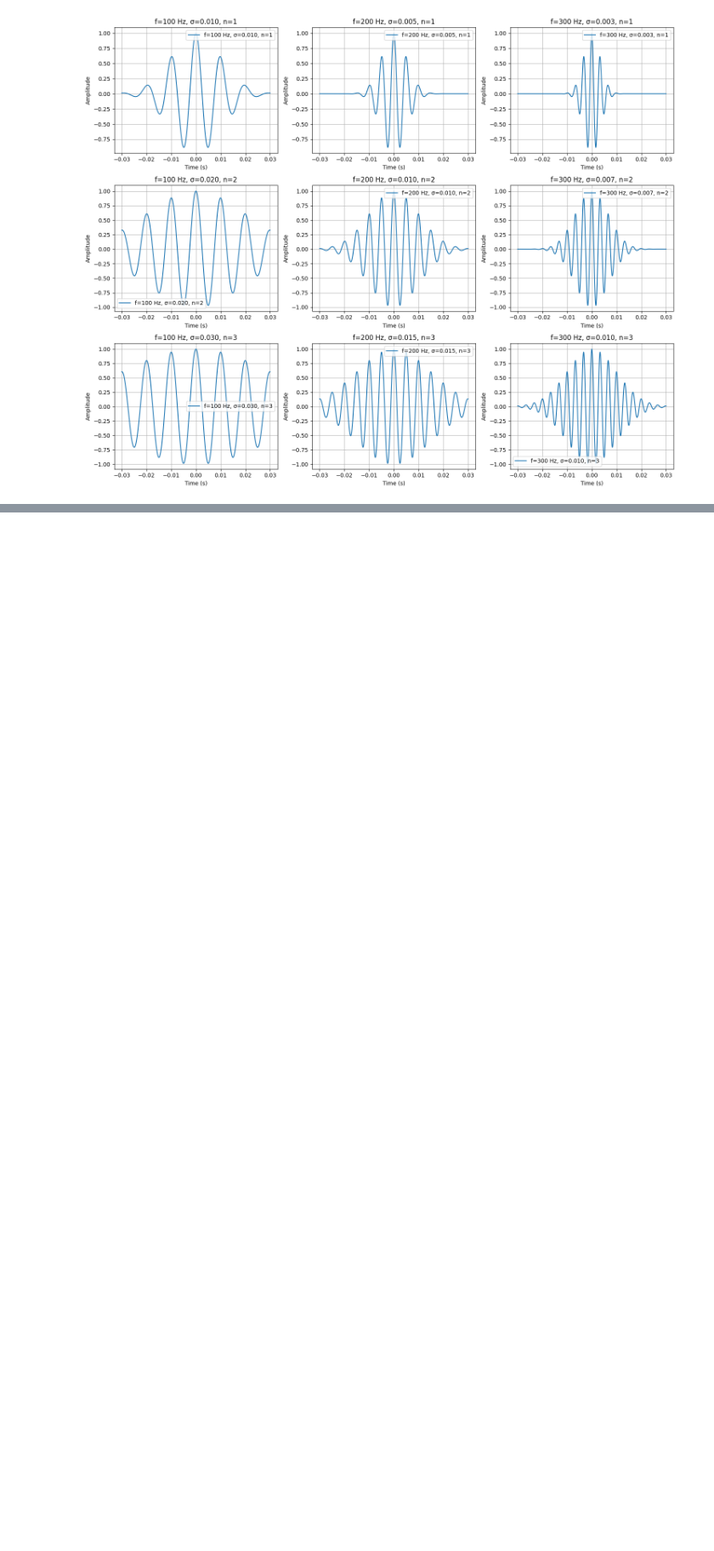
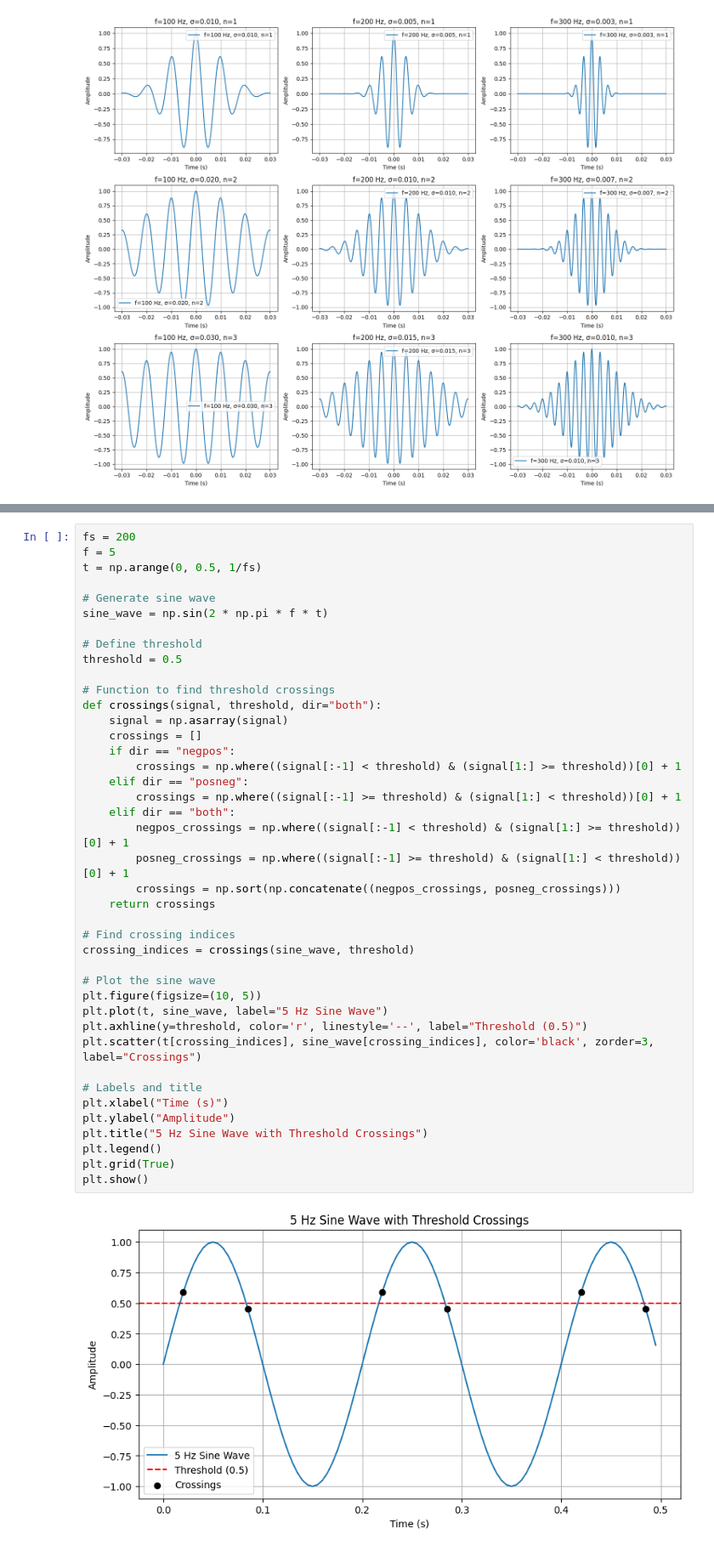
Before and after one commit to RyanL72/CSDS_364, a Jupyter notebook: Assignment_A1b/A1b_rhl72.ipynb, the cells around one changed output, grey strips where cells are left out. Shown at 85% size. Drawn from its saved outputs; the diff is of its cells as text; blank space fills up the shorter version.

Commit message:
Complete A1 Functionality

```diff
--- a/Assignment_A1b/A1b_rhl72.ipynb
+++ b/Assignment_A1b/A1b_rhl72.ipynb
@@ -212,0 +201,43 @@ plt.show()
+# %%
+fs = 200
+f = 5
+t = np.arange(0, 0.5, 1/fs)
+
+# Generate sine wave
+sine_wave = np.sin(2 * np.pi * f * t)
+
+# Define threshold
+threshold = 0.5
+
+# Function to find threshold crossings
+def crossings(signal, threshold, dir="both"):
+    signal = np.asarray(signal)
+    crossings = []
+    if dir == "negpos":
+        crossings = np.where((signal[:-1] < threshold) & (signal[1:] >= threshold))[0] + 1
+    elif dir == "posneg":
+        crossings = np.where((signal[:-1] >= threshold) & (signal[1:] < threshold))[0] + 1
+    elif dir == "both":
+        negpos_crossings = np.where((signal[:-1] < threshold) & (signal[1:] >= threshold))[0] + 1
+        posneg_crossings = np.where((signal[:-1] >= threshold) & (signal[1:] < threshold))[0] + 1
+        crossings = np.sort(np.concatenate((negpos_crossings, posneg_crossings)))
+    return crossings
+
+# Find crossing indices
+crossing_indices = crossings(sine_wave, threshold)
+
+# Plot the sine wave
+plt.figure(figsize=(10, 5))
+plt.plot(t, sine_wave, label="5 Hz Sine Wave")
+plt.axhline(y=threshold, color='r', linestyle='--', label="Threshold (0.5)")
+plt.scatter(t[crossing_indices], sine_wave[crossing_indices], color='black', zorder=3, label="Crossings")
+
+# Labels and title
+plt.xlabel("Time (s)")
+plt.ylabel("Amplitude")
+plt.title("5 Hz Sine Wave with Threshold Crossings")
+plt.legend()
+plt.grid(True)
+plt.show()
+# %% [output]
+[figure, added]
```
Also changed, not shown: parts of 8 cells of this notebook, 3 other files.
